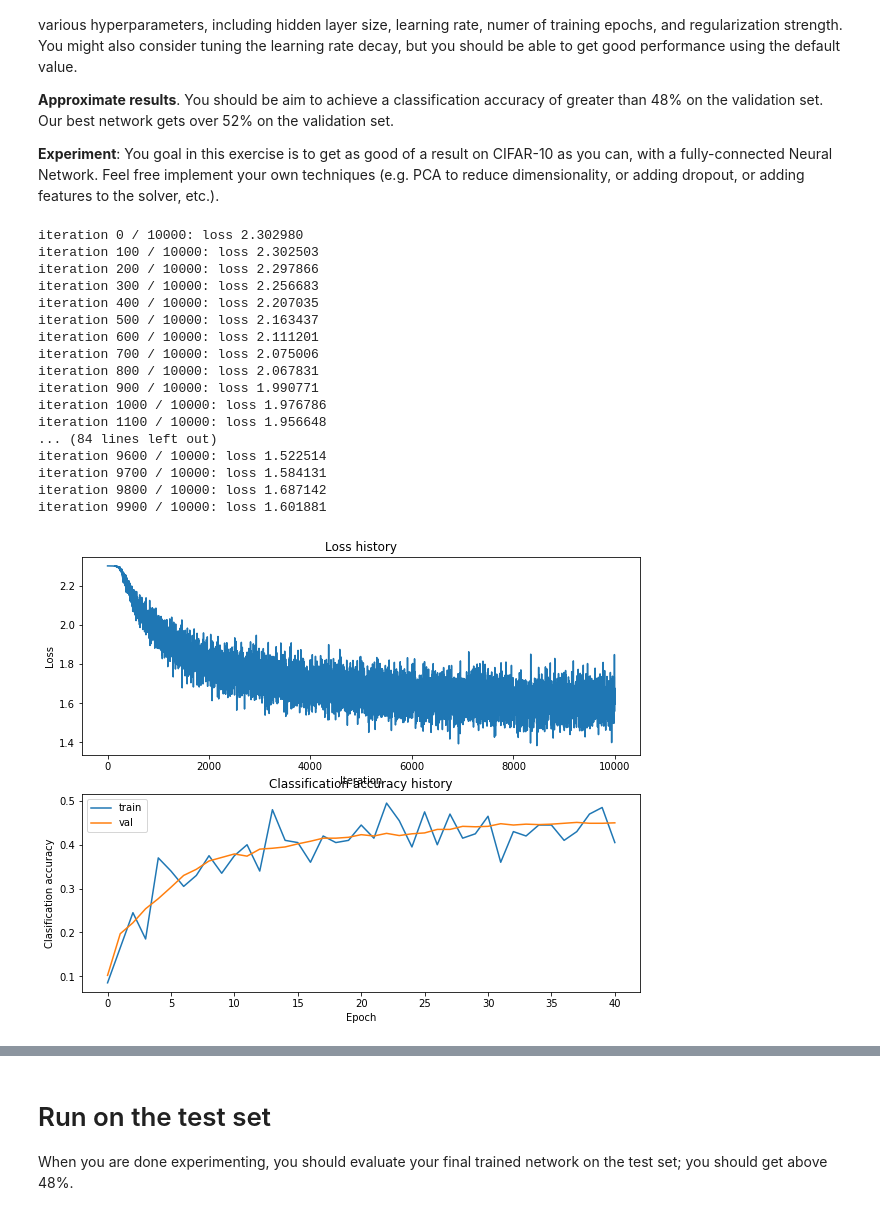
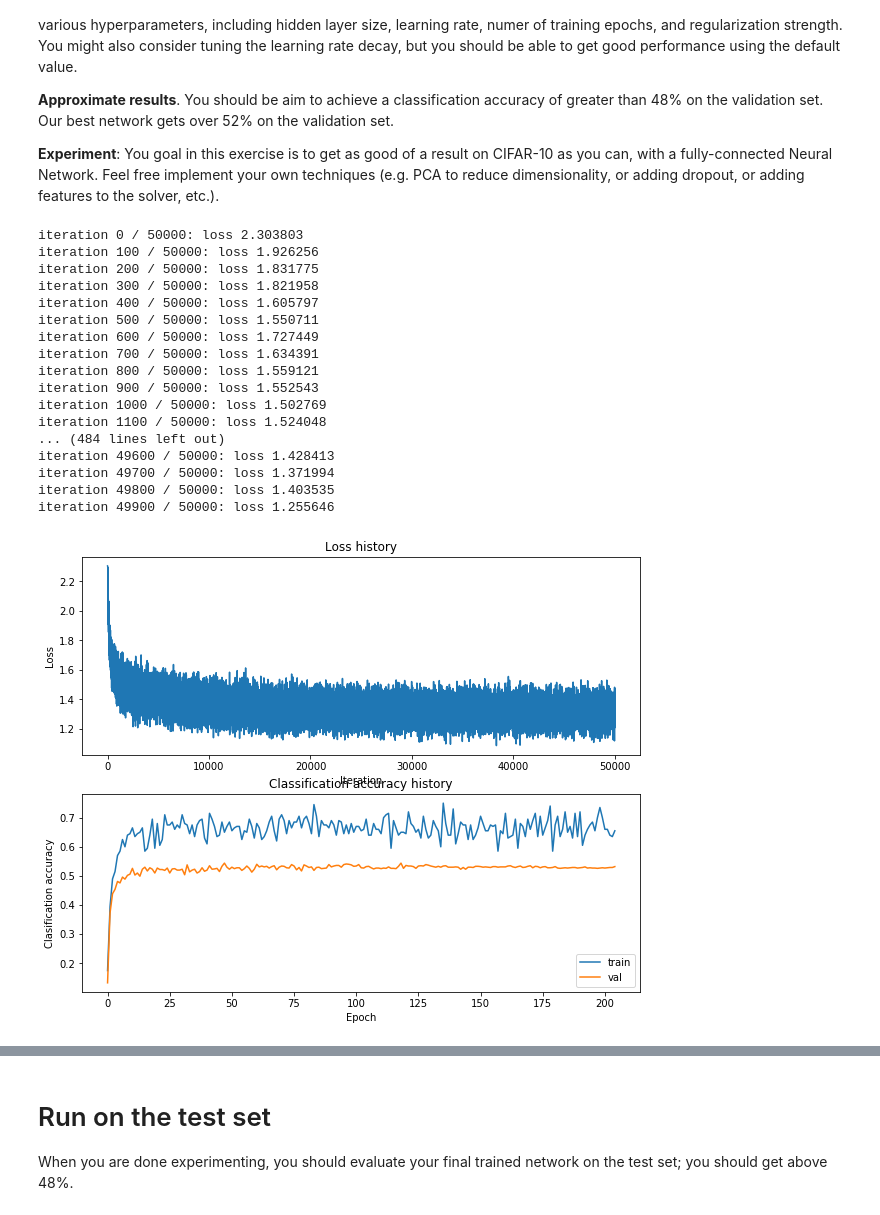
Before and after one commit to FinnOwsley/cs231assignment1, a Jupyter notebook: two_layer_net.ipynb, the cells around one changed output, grey strips where cells are left out. Cells and saved outputs as stored; diff of their text form; code cells hidden in the pictures.

```diff
--- a/two_layer_net.ipynb
+++ b/two_layer_net.ipynb
@@ -312,55 +312,55 @@ best_net = None # store the best model into this
 #                                                                               #
 # Tweaking hyperparameters by hand can be fun, but you might find it useful to  #
 # write code to sweep through possible combinations of hyperparameters          #
 # automatically like we did on the previous exercises.                          #
 #################################################################################
 input_size = 32 * 32 * 3
 hidden_size = 100
 num_classes = 10
 best_net = TwoLayerNet(input_size, hidden_size, num_classes)
 
-# Train the network
 stats = best_net.train(X_train, y_train, X_val, y_val,
-            num_iters=10000, batch_size=200,
-            learning_rate=1e-4, learning_rate_decay=0.95,
-            reg=0.25, verbose=True)
+            num_iters=50000, batch_size=200,
+            learning_rate=1e-3, learning_rate_decay=0.97,
+            reg=.4, #.4
+            verbose=True)
 
 plt.subplot(2, 1, 1)
 plt.plot(stats['loss_history'])
 plt.title('Loss history')
 plt.xlabel('Iteration')
 plt.ylabel('Loss')
 
 plt.subplot(2, 1, 2)
 plt.plot(stats['train_acc_history'], label='train')
 plt.plot(stats['val_acc_history'], label='val')
 plt.title('Classification accuracy history')
 plt.xlabel('Epoch')
 plt.ylabel('Clasification accuracy')
 plt.legend()
 plt.show()
 #################################################################################
 #                               END OF YOUR CODE                                #
 #################################################################################
 # %% [output]
-iteration 0 / 10000: loss 2.302980
-iteration 100 / 10000: loss 2.302503
-iteration 200 / 10000: loss 2.297866
-iteration 300 / 10000: loss 2.256683
-iteration 400 / 10000: loss 2.207035
-iteration 500 / 10000: loss 2.163437
-iteration 600 / 10000: loss 2.111201
-iteration 700 / 10000: loss 2.075006
-iteration 800 / 10000: loss 2.067831
-iteration 900 / 10000: loss 1.990771
-iteration 1000 / 10000: loss 1.976786
-iteration 1100 / 10000: loss 1.956648
-... (84 lines left out)
-iteration 9600 / 10000: loss 1.522514
-iteration 9700 / 10000: loss 1.584131
-iteration 9800 / 10000: loss 1.687142
-iteration 9900 / 10000: loss 1.601881
+iteration 0 / 50000: loss 2.303803
+iteration 100 / 50000: loss 1.926256
+iteration 200 / 50000: loss 1.831775
+iteration 300 / 50000: loss 1.821958
+iteration 400 / 50000: loss 1.605797
+iteration 500 / 50000: loss 1.550711
+iteration 600 / 50000: loss 1.727449
+iteration 700 / 50000: loss 1.634391
+iteration 800 / 50000: loss 1.559121
+iteration 900 / 50000: loss 1.552543
+iteration 1000 / 50000: loss 1.502769
+iteration 1100 / 50000: loss 1.524048
+... (484 lines left out)
+iteration 49600 / 50000: loss 1.428413
+iteration 49700 / 50000: loss 1.371994
+iteration 49800 / 50000: loss 1.403535
+iteration 49900 / 50000: loss 1.255646
-[figure, old version]
+[figure, new version]
 # %%
 # visualize the weights of the best network
 show_net_weights(best_net)
```
Also changed, not shown: parts of 2 cells of this notebook, 1 other file.
